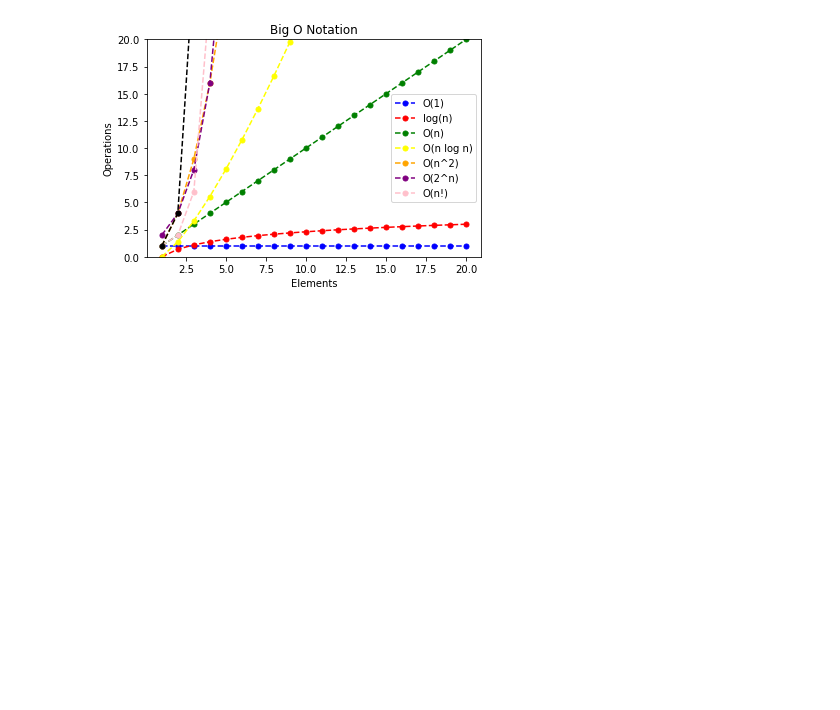
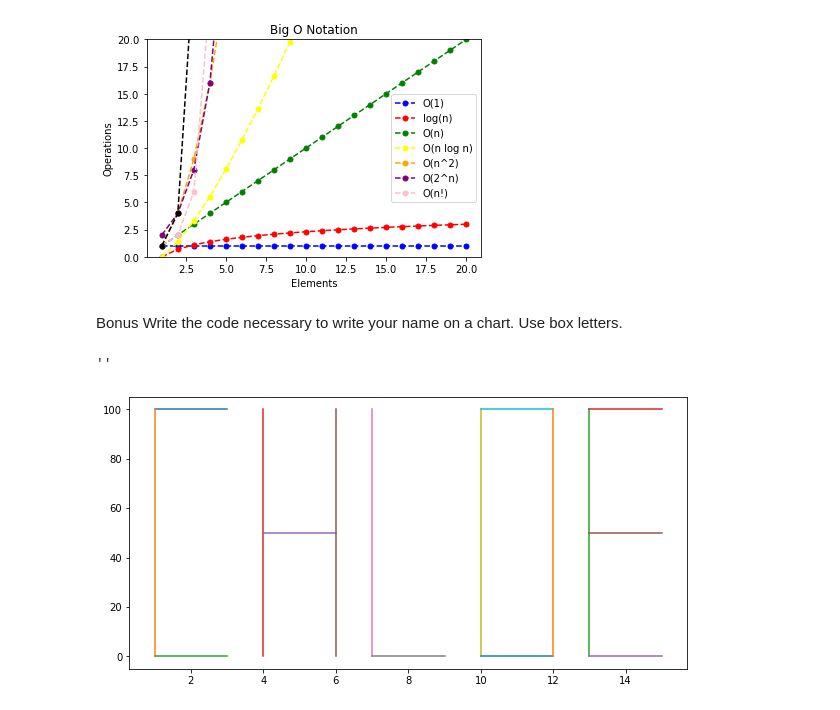
Before and after one commit to chloerwhitaker/numpy-pandas-visualization-exercises, a Jupyter notebook: big_o_notation.ipynb, the cells around one changed output. Saved outputs shown, nothing was run; the diff lists cells and outputs as text; code cells hidden in the pictures; blank space fills up the shorter version.

Commit message:
Added bonus 1

```diff
--- a/big_o_notation.ipynb
+++ b/big_o_notation.ipynb
@@ -46,3 +46,27 @@ plt.ylabel("Operations")
 plt.legend(['O(1)','log(n)','O(n)', 'O(n log n)', 'O(n^2)', 'O(2^n)', 'O(n!)']);
 # %% [output]
 [figure]
+# %% [markdown]
+Bonus Write the code necessary to write your name on a chart. Use box letters.
+# %%
+plt.figure(figsize=(10,5))
+plt.plot([1,2,3,],[100,100,100])
+plt.plot([1,1,1], [100,50,0])
+plt.plot([1,2,3], [0,0,0])
+plt.plot([4,4,4], [100, 50,0])
+plt.plot([4,5,6], [50,50,50])
+plt.plot([6,6,6], [100, 50,0])
+plt.plot([7,7,7], [100,50,0])
+plt.plot([7,8,9], [0,0,0])
+plt.plot([10,10,10], [100,50,0])
+plt.plot([10,11,12], [100,100,100])
+plt.plot([10,11,12], [0,0,0])
+plt.plot([12,12,12], [100,50,0])
+plt.plot([13,13,13], [100,50,0])
+plt.plot([13,14,15], [100,100,100])
+plt.plot([13,14,15], [0,0,0])
+plt.plot([13,14,15], [50,50,50])
+;
+# %% [output]
+''
+[figure, added]
```
